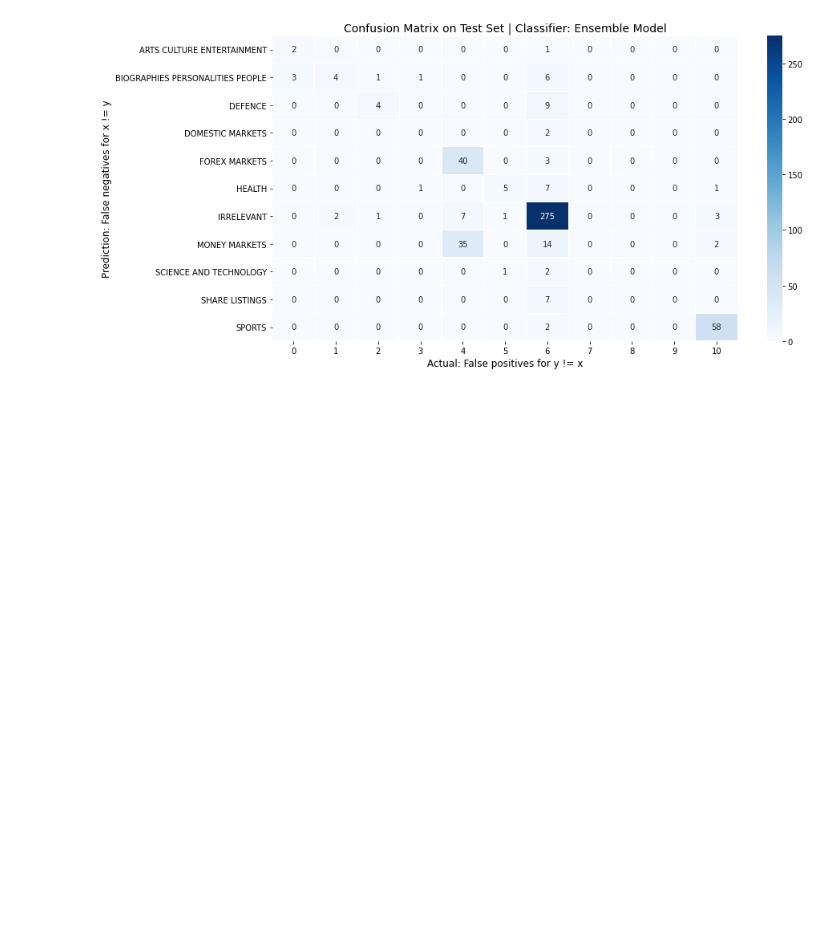
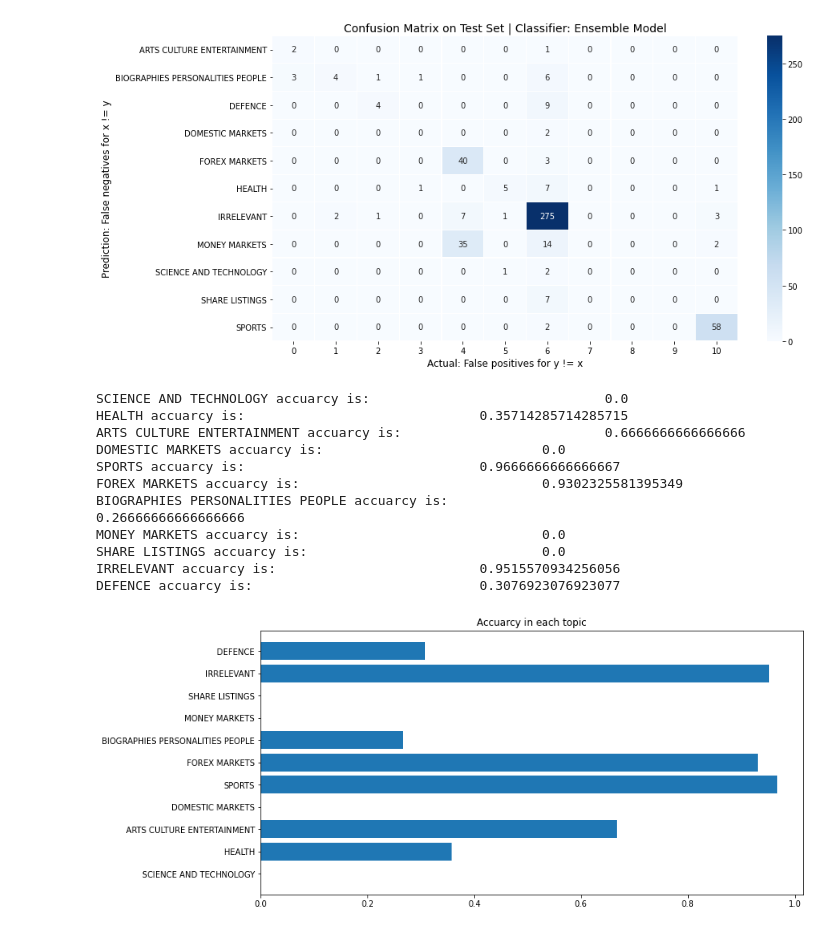
Before and after one commit to HenryLiangzy/COMP9417_Project, a Jupyter notebook: Ensemble_util_brad.ipynb, the cells around one changed output. Drawn from its saved outputs; the diff is of its cells as text; code cells hidden in the pictures; blank space fills up the shorter version.

```diff
--- a/Ensemble_util_brad.ipynb
+++ b/Ensemble_util_brad.ipynb
@@ -374,3 +374,43 @@ BIOGRAPHIES PERSONALITIES PEOPLE       0.67      0.27      0.38        15
  [  0   0   0   0   0   0   7   0   0   0   0]
  [  0   0   0   0   0   0   2   0   0   0  58]]
 [figure]
+# %%
+def evaluate(res_df, y_true_label, y_pred_label):
+    '''
+    Here is for the evaluate the ensamble model
+
+    Input: (DataFrame Object) Should be result of the prediction
+    Output:
+    '''
+
+    report = []
+    topic_list = list(set(res_df[y_true_label]))
+    for topic in topic_list:
+        test_df = res_df[res_df[y_true_label] == topic]
+        accuarcy = metrics.accuracy_score(test_df[y_true_label], test_df[y_pred_label])
+        print(topic,'accuarcy is:\t\t\t\t', accuarcy)
+        report.append(accuarcy)
+
+    #plt.style.use('ggplot')
+    figure = plt.figure(figsize=(12,6))
+    #plt.xticks(rotation=90)
+    plt.title('Accuarcy in each topic')
+    plt.barh(topic_list, report)
+
+    plt.show()
+
+evaluate(res_df, 'label', 'predict')
+#list(set(res_df['label']))
+# %% [output]
+SCIENCE AND TECHNOLOGY accuarcy is:                              0.0
+HEALTH accuarcy is:                              0.35714285714285715
+ARTS CULTURE ENTERTAINMENT accuarcy is:                          0.6666666666666666
+DOMESTIC MARKETS accuarcy is:                            0.0
+SPORTS accuarcy is:                              0.9666666666666667
+FOREX MARKETS accuarcy is:                               0.9302325581395349
+BIOGRAPHIES PERSONALITIES PEOPLE accuarcy is:                            0.26666666666666666
+MONEY MARKETS accuarcy is:                               0.0
+SHARE LISTINGS accuarcy is:                              0.0
+IRRELEVANT accuarcy is:                          0.9515570934256056
+DEFENCE accuarcy is:                             0.3076923076923077
+[figure, added]
```
Also changed, not shown: 2 other files.
